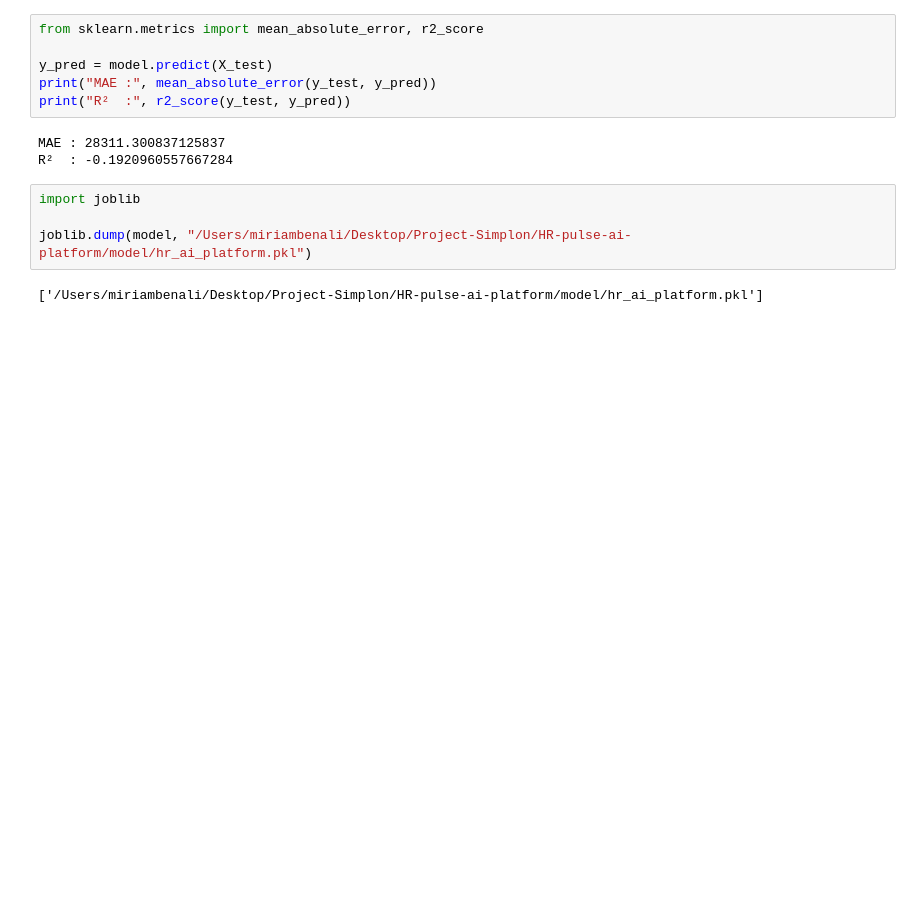
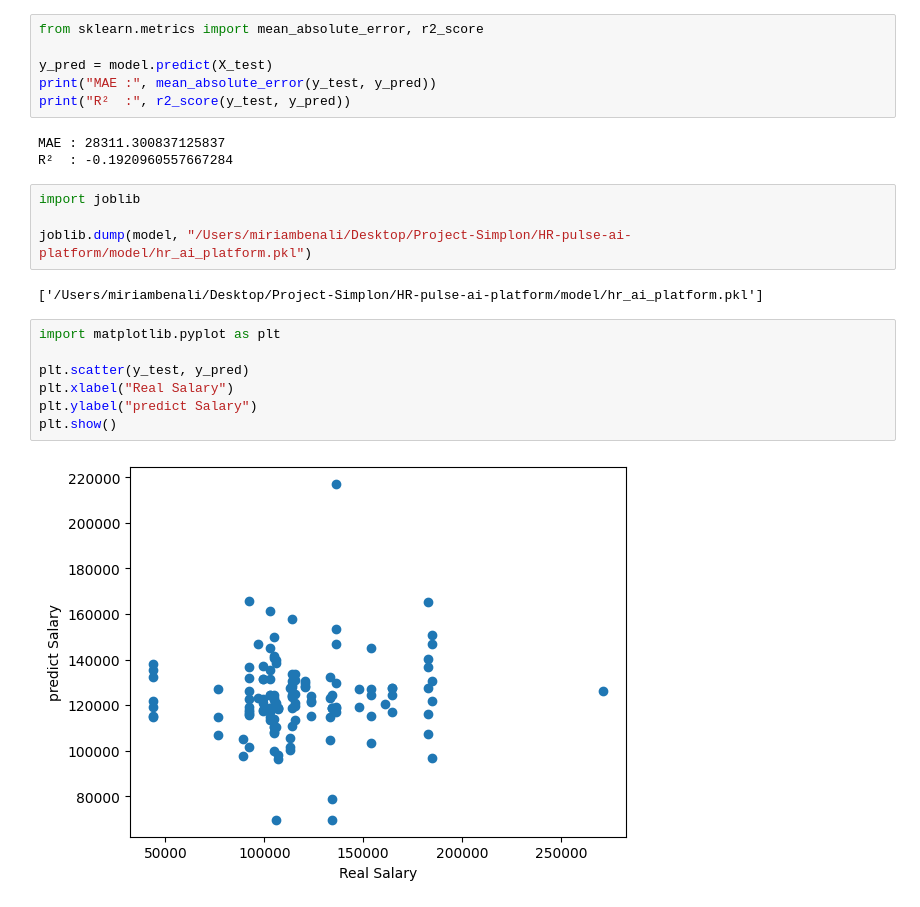
Before and after one commit to mariambenali/HR-pulse-ai-platform, a Jupyter notebook: ml/notebook/training.ipynb, the cells around one changed output. Drawn from its saved outputs; the diff is of its cells as text; blank space fills up the shorter version.

```diff
--- a/ml/notebook/training.ipynb
+++ b/ml/notebook/training.ipynb
@@ -87,3 +87,12 @@ import joblib
 joblib.dump(model, "/Users/miriambenali/Desktop/Project-Simplon/HR-pulse-ai-platform/model/hr_ai_platform.pkl")
 # %% [output]
 ['/Users/miriambenali/Desktop/Project-Simplon/HR-pulse-ai-platform/model/hr_ai_platform.pkl']
+# %%
+import matplotlib.pyplot as plt
+
+plt.scatter(y_test, y_pred)
+plt.xlabel("Real Salary")
+plt.ylabel("predict Salary")
+plt.show()
+# %% [output]
+[figure, added]
```
Also changed, not shown: parts of 1 cell of this notebook, 2 other files.
